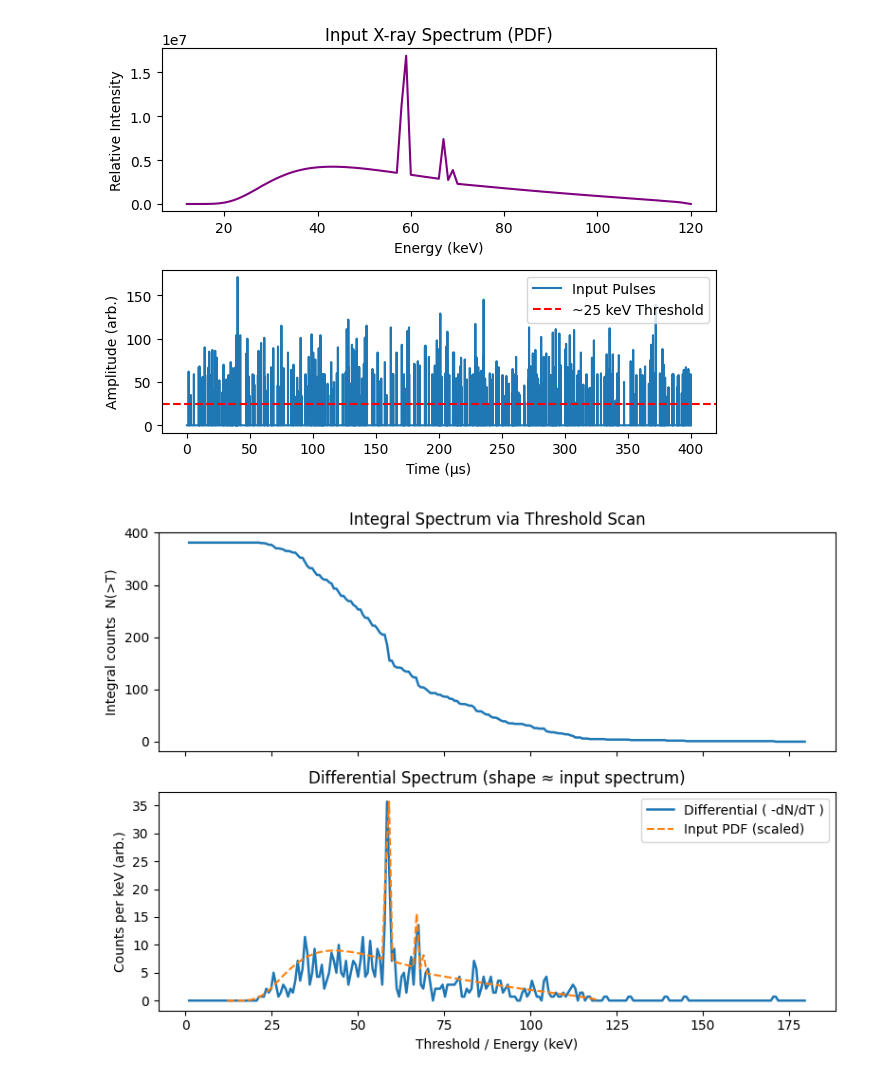
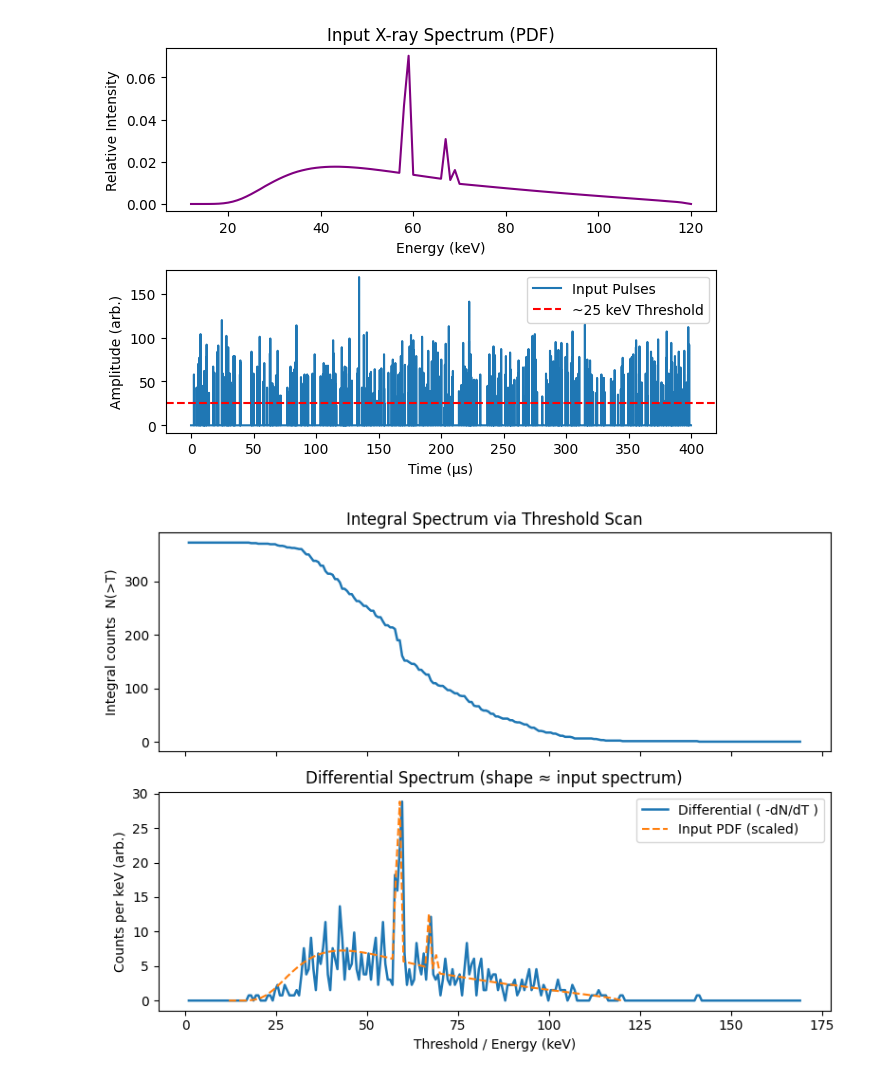
Before and after one commit to lifei-china/PhotonDetector, a Jupyter notebook: poisson_signal_generator.ipynb, the cells around one changed output. Saved outputs shown, nothing was run; the diff lists cells and outputs as text; code cells hidden in the pictures.

```diff
--- a/poisson_signal_generator.ipynb
+++ b/poisson_signal_generator.ipynb
@@ -49,7 +49,7 @@ def generate_signal(spectrum_bins, spectrum_pdf, rate, T_total=400e-6,
 # %%
 # ---------- 读取谱文件 spek_120.txt ----------
 # 如果文件第一行是列名（header），加 skiprows=1
-data = np.loadtxt('spek_120.txt', skiprows=1)   # 或 np.loadtxt('spek_120.txt', skiprows=1)
+data = np.loadtxt('spectrum_file/spek_120.txt', skiprows=1)   # 或 np.loadtxt('spek_120.txt', skiprows=1)
 energies = data[:,0]   # 能量点，单位 keV (应该从 12 到 120)
 values = data[:,1]     # 对应强度（任意单位）
 
@@ -65,7 +65,7 @@ bins = np.arange(emin, emax + 1e-6, 1.0)   # edges every 1 keV
 
 # 使用读取的 values 作为谱强度（pdf 需要归一化）
 pdf = values.copy()
-# pdf = pdf / np.sum(pdf)
+pdf = pdf / np.sum(pdf)
 # 注意：这里 pdf 的长度应等于 len(bins)-1 (若存在 off-by-one 请检查 bins 构造)
 # %%
 
@@ -94,7 +94,7 @@ plt.legend()
 plt.tight_layout()
 plt.show()
 # %% [output]
-[figure, old version]
+[figure, new version]
 # %%
 import numpy as np
 import matplotlib.pyplot as plt
@@ -102,9 +102,11 @@ import matplotlib.pyplot as plt
 # --- 阈值扫描参数 ---
 dt = t[1] - t[0]                   # 采样间隔
 thr_min = 1.0
-thr_max = sig.max() * 1.05
+# thr_max = 257
+thr_max = sig.max() #* 1.05
 n_thr   = 256                      # 阈值点数（可调）
 thr_vals = np.linspace(thr_min, thr_max, n_thr)
+
 
 def count_crossings(sig, thr):
     """计算信号从 <thr 到 >=thr 的上升沿个数（事件数）"""
@@ -121,32 +123,32 @@ integral_counts = np.array([count_crossings(sig, thr) for thr in thr_vals])
 # --- 微分谱：对积分谱随阈值做负梯度 ---
 # 用梯度近似 -dN/dT（注意单位 ~ counts/幅度）
 differential = -np.gradient(integral_counts, thr_vals)
 
 # 如果你的 gain=1，那么“幅度=能量(keV)”；否则这里可做 thr_vals/gain 的能量轴换算
 energy_axis = thr_vals  # keV（在你的 generate_signal 里 gain=1.0）
 
 # --- 画图：积分谱 & 微分谱（与输入pdf作形状对比）---
 fig, (ax1, ax2) = plt.subplots(2, 1, figsize=(8, 6), sharex=True)
 
 # 积分谱（阈值越高，计数越少）
 ax1.plot(energy_axis, integral_counts, lw=1.8)
 ax1.set_ylabel('Integral counts  N(>T)')
 ax1.set_title('Integral Spectrum via Threshold Scan')
 
 # 微分谱（应近似输入能谱形状；仅差一个尺度因子）
 ax2.plot(energy_axis, differential, lw=1.8, label='Differential ( -dN/dT )')
 
 # 可选：把输入 pdf 归一后缩放到可见范围作对比（仅形状对比）
 # 这里简单按最大值对齐
 orig_centers = (bins[:-1] + bins[1:]) / 2
 pdf_norm = pdf / pdf.max() * differential.max() if differential.max() > 0 else pdf
-ax2.plot(orig_centers, pdf_norm, '--', label='Input PDF (scaled)')
+ax2.plot(orig_centers, pdf_norm , '--', label='Input PDF (scaled)')
 
 ax2.set_xlabel('Threshold / Energy (keV)')
 ax2.set_ylabel('Counts per keV (arb.)')
 ax2.set_title('Differential Spectrum (shape ≈ input spectrum)')
 ax2.legend()
 plt.tight_layout()
 plt.show()
 # %% [output]
-[figure, old version]
+[figure, new version]
```
Also changed, not shown: 1 other file.
